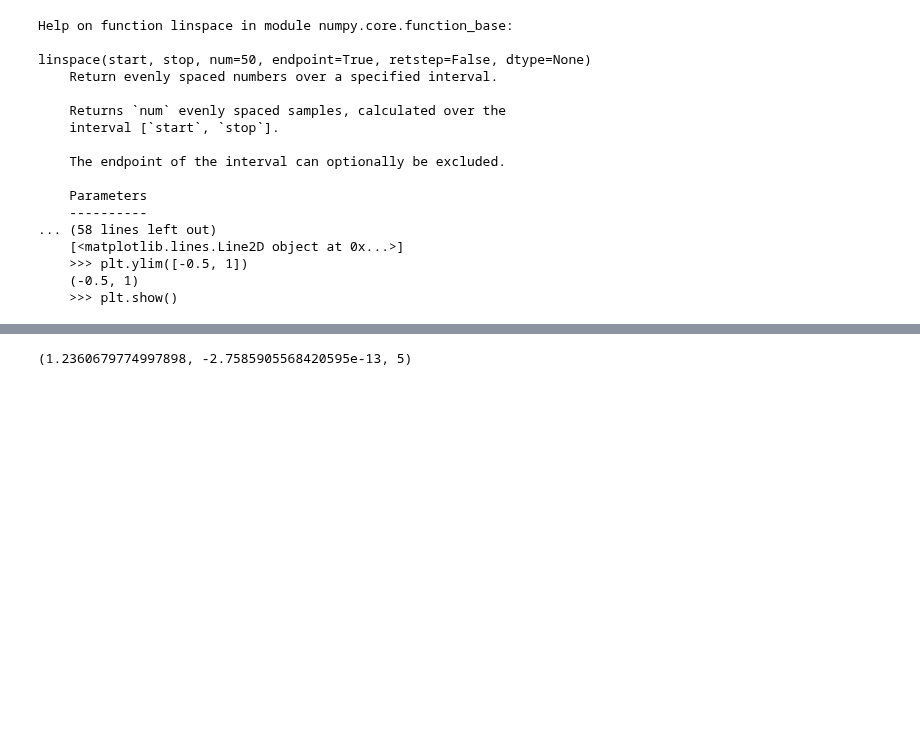
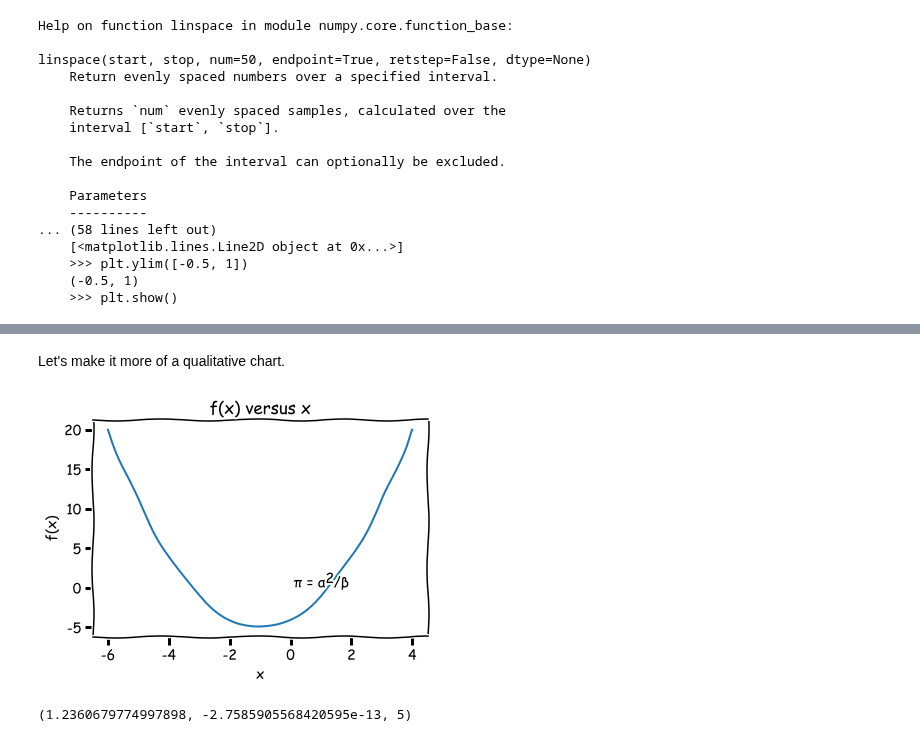
Before and after one commit to josephcslater/JupyterExamples, a Jupyter notebook: Introduction_to_Scientific_Python.ipynb, the cells around one changed output, grey strips where cells are left out. Saved outputs shown, nothing was run; the diff lists cells and outputs as text; code cells hidden in the pictures; blank space fills up the shorter version.

Commit message:
xkcd plot added

```diff
--- a/Introduction_to_Scientific_Python.ipynb
+++ b/Introduction_to_Scientific_Python.ipynb
@@ -389,3 +394,18 @@ plt.savefig('myplot.pdf')
+# %% [markdown]
+Let's make it more of a qualitative chart.
+# %%
+plt.rcParams['text.usetex'] = False
+with plt.xkcd():
+    plt.plot(x,myfunc(x))
+    plt.grid('on')
+    plt.ylabel('f(x)')
+    plt.xlabel('x')
+    plt.title('f(x) versus x')
+    plt.text(0.1,0.1,u'π = α  /β')
+    plt.text(1.15,0.61,u'2')
+    plt.show()
+# %% [output]
+[figure, added]
 # %%
 def newton_raphson(function, x0 = 0, dx = 1e-10, eps = 1e-10, count = 0):
     deltax = 2*eps
```
Also changed, not shown: parts of 14 cells of this notebook, 4 other files.
